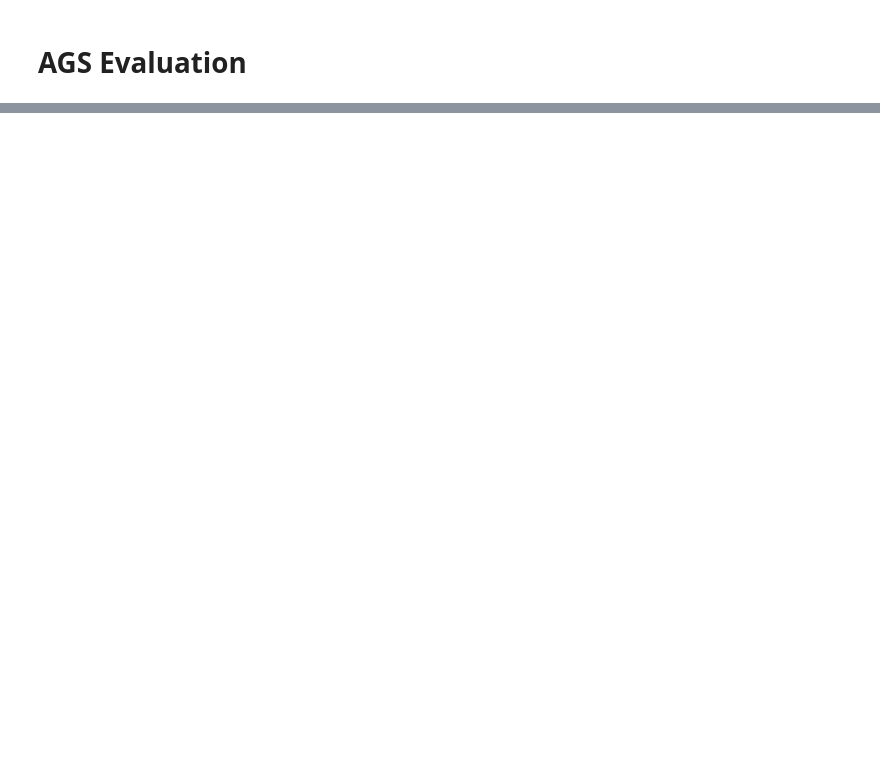
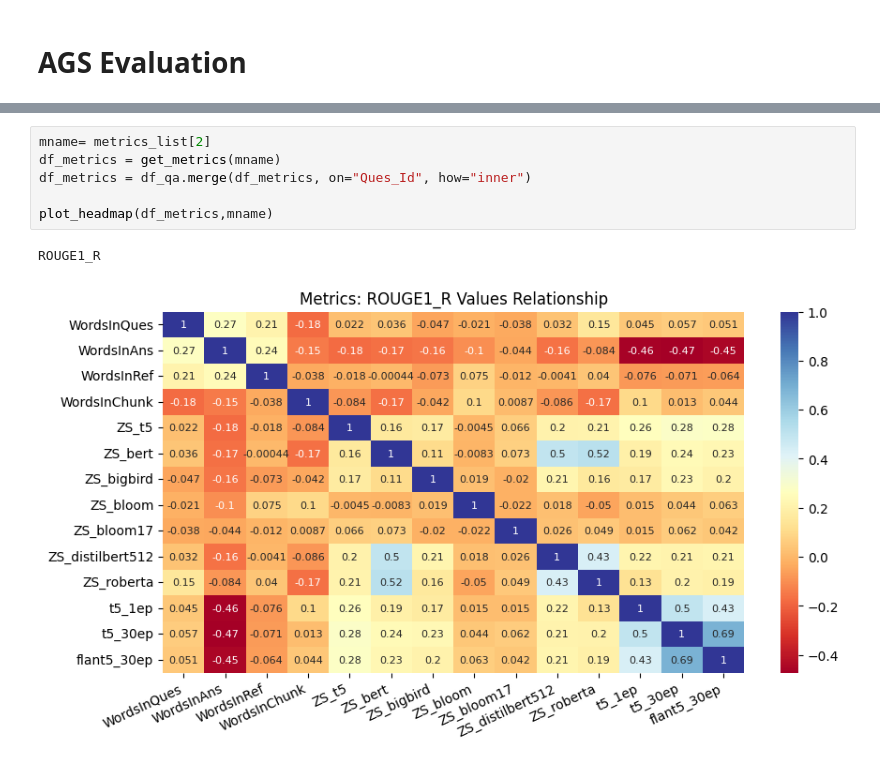
Before and after one commit to dasarpai/HBQA, a Jupyter notebook: 31_HBQA_Analysis.ipynb, the cells around one changed output, grey strips where cells are left out. Cells and saved outputs as stored; diff of their text form; blank space fills up the shorter version.

```diff
--- a/31_HBQA_Analysis.ipynb
+++ b/31_HBQA_Analysis.ipynb
@@ -1567,0 +1799,9 @@ dtype: float64
+# %%
+mname= metrics_list[2]
+df_metrics = get_metrics(mname)
+df_metrics = df_qa.merge(df_metrics, on="Ques_Id", how="inner")
+
+plot_headmap(df_metrics,mname)
+# %% [output]
+ROUGE1_R
+[figure, added]
```
Also changed, not shown: parts of 45 cells of this notebook, 3 other files.
